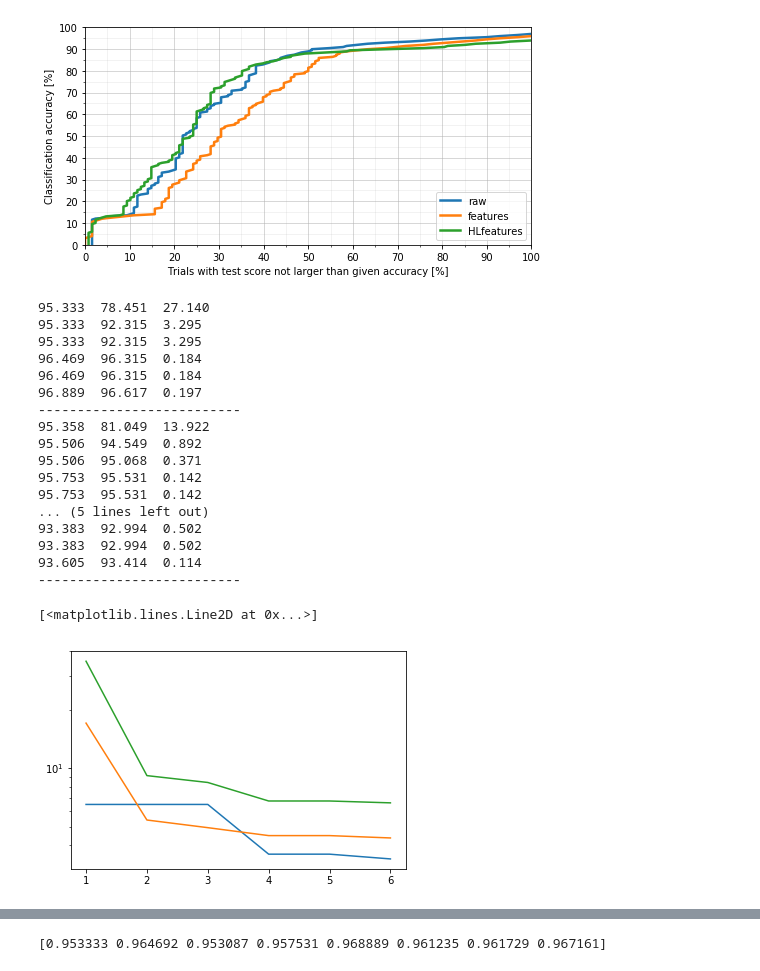
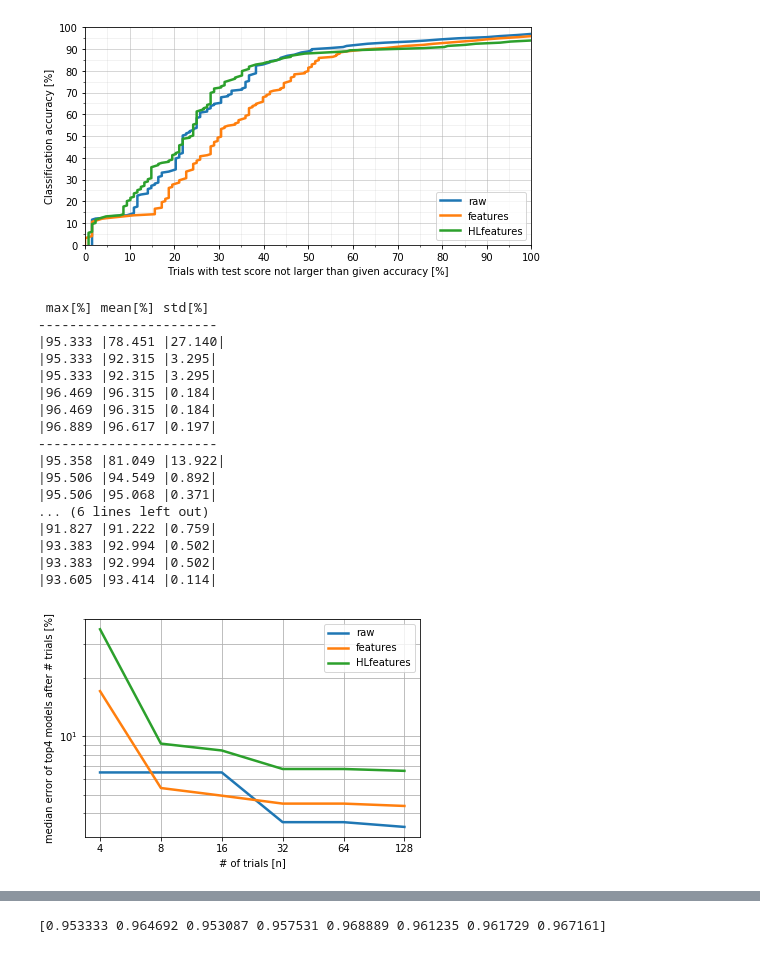
Before and after one commit to ChrisQlasty/RNNforGestures, a Jupyter notebook: RNN_analyzer.ipynb, the cells around one changed output, grey strips where cells are left out. Cells and saved outputs as stored; diff of their text form; code cells hidden in the pictures.

```diff
--- a/RNN_analyzer.ipynb
+++ b/RNN_analyzer.ipynb
@@ -6,9 +6,11 @@ import matplotlib
 import matplotlib.pyplot as plt
 %matplotlib inline
 # %%
-path = 'C:/Users/QlastyHS/Documents/Z dgxa/Resgc/'
+path='OutputFiles/'
 
+# list of parameters saved during the training of RNNs
 par2save = ['layers', 'neurons', 'LR', 'dropout', 'act_fcn', 'epoch', 'kernel', 'stdDiagV', 'stdDiagT', \
             'fin_val_acc', 'best_val_acc', 'bestEpo', 'best_tst_acc']
+
 os.chdir(path)
 # %%
@@ -149,49 +154,54 @@ axes.set_xlim([0,100])
 (0, 100)
 [figure]
 # %%
+#statistics of top 4 models from first # trials -> # iterates through 'limits'
 limits = [4,8,16,32,64,128]
 def top4(dataType):
     boxplt=[]
-
+    print('-----------------------')
     for my_range in limits:
-        zakres = dataType['best_tst_acc'][0:my_range]
-        zakres = np.sort(zakres)
-        zakres = zakres[-4:]*100 #top 4
-        print('{:.3f}\t{:.3f}\t{:.3f}'.format(max(zakres),np.mean(zakres),np.std(zakres)))
-        boxplt.append(zakres)
-    print('--------------------------')
+        _range = dataType['best_tst_acc'][0:my_range]
+        _range = np.sort(_range)
+        _range = _range[-4:]*100 #top 4
+        print('|{:.3f}\t|{:.3f}\t|{:.3f}|'.format(max(_range),np.mean(_range),np.std(_range)))
+        boxplt.append(_range)
     return boxplt
 # %%
+print(' max[%]\tmean[%]\tstd[%]')
 bp1 = top4(dataRaw)
 bp2 = top4(dataFeat)
 bp3 = top4(dataHLfeat)
 # %% [output]
-95.333  78.451  27.140
-95.333  92.315  3.295
-95.333  92.315  3.295
-96.469  96.315  0.184
-96.469  96.315  0.184
-96.889  96.617  0.197
---------------------------
-95.358  81.049  13.922
-95.506  94.549  0.892
-95.506  95.068  0.371
-95.753  95.531  0.142
-95.753  95.531  0.142
-... (5 lines left out)
-93.383  92.994  0.502
-93.383  92.994  0.502
-93.605  93.414  0.114
---------------------------
+ max[%] mean[%] std[%]
+-----------------------
+|95.333 |78.451 |27.140|
+|95.333 |92.315 |3.295|
+|95.333 |92.315 |3.295|
+|96.469 |96.315 |0.184|
+|96.469 |96.315 |0.184|
+|96.889 |96.617 |0.197|
+-----------------------
+|95.358 |81.049 |13.922|
+|95.506 |94.549 |0.892|
+|95.506 |95.068 |0.371|
+... (6 lines left out)
+|91.827 |91.222 |0.759|
+|93.383 |92.994 |0.502|
+|93.383 |92.994 |0.502|
+|93.605 |93.414 |0.114|
 # %%
-bledy1 = 100 -np.median(bp1,axis=1)
-bledy2 = 100 -np.median(bp2,axis=1)
-bledy3 = 100 -np.median(bp3,axis=1)
+errors1 = 100 -np.median(bp1,axis=1)
+errors2 = 100 -np.median(bp2,axis=1)
+errors3 = 100 -np.median(bp3,axis=1)
 
-plt.semilogy(range(1,7),bledy1)
-plt.semilogy(range(1,7),bledy2)
-plt.semilogy(range(1,7),bledy3)
+plot5=plt.semilogy(range(1,7),errors1, linewidth=2.5, label='raw')
+plot5=plt.semilogy(range(1,7),errors2, linewidth=2.5, label='features')
+plot5=plt.semilogy(range(1,7),errors3, linewidth=2.5, label='HLfeatures')
+plot5=plt.xticks(range(1,7),limits)
+plot5=plt.ylabel('median error of top4 models after # trials [%]')
+plot5=plt.xlabel('# of trials [n]')
+plot5=plt.grid(True, which='both')
+plot5=plt.legend(loc=1)
 # %% [output]
-[<matplotlib.lines.Line2D at 0x...>]
-[figure, old version]
+[figure, new version]
 # %%
```
Also changed, not shown: parts of 23 cells of this notebook.
